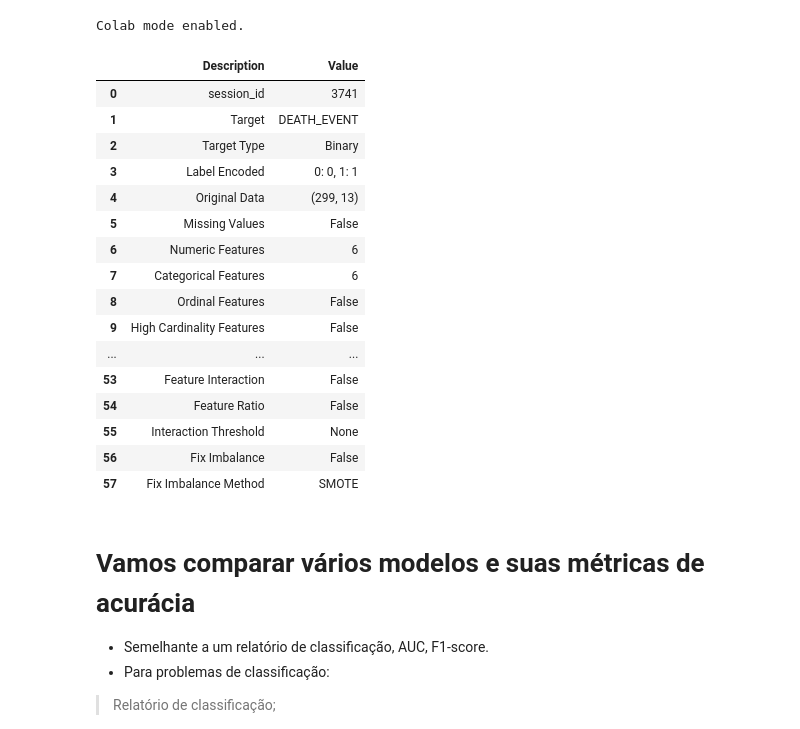
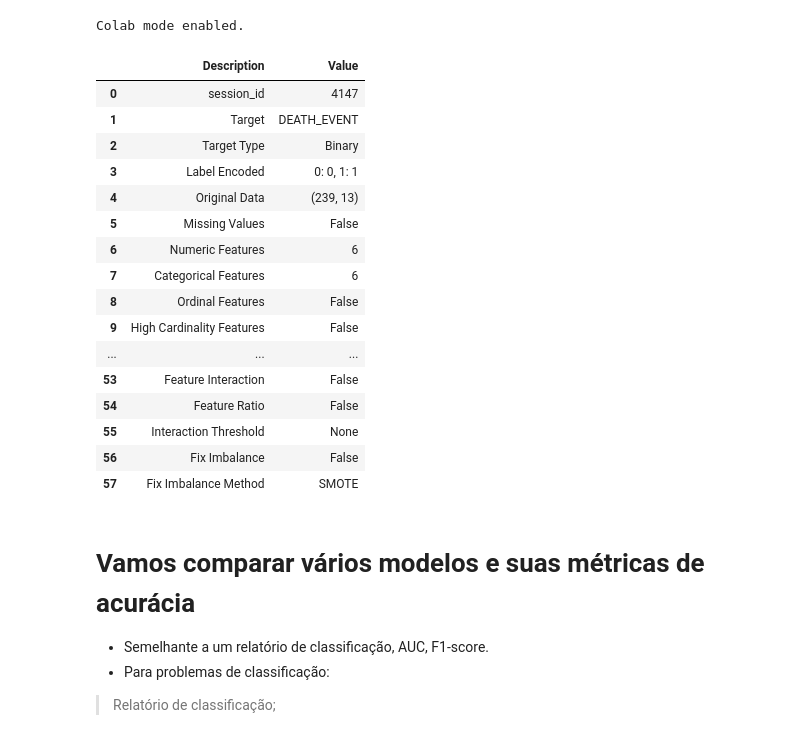
Before and after one commit to geocarvalho/tutoriais, a Jupyter notebook: ml/pycaret_first_impression.ipynb, the cells around one changed output. Saved outputs shown, nothing was run; the diff lists cells and outputs as text; code cells hidden in the pictures.

```diff
--- a/ml/pycaret_first_impression.ipynb
+++ b/ml/pycaret_first_impression.ipynb
@@ -82,3 +82,8 @@ data_df["DEATH_EVENT"].value_counts().plot(kind="bar")
 # %% [output]
 <matplotlib.axes._subplots.AxesSubplot at 0x...>
 [figure]
+# %%
+# Separar o banco em treino e teste
+train, test = train_test_split(data_df, test_size=0.2, random_state=42)
+print(train.shape)
+print(test.shape)
@@ -114,14 +122,14 @@ enable_colab()
 # %% [output]
 Colab mode enabled.
 # %%
-clf = pc.setup(data=data_df, target="DEATH_EVENT")
+clf = pc.setup(data=train, target="DEATH_EVENT")
 # %% [output]
 |  | Description | Value |
-| 0 | session_id | 3741 |
+| 0 | session_id | 4147 |
 | 1 | Target | DEATH_EVENT |
 | 2 | Target Type | Binary |
 | 3 | Label Encoded | 0: 0, 1: 1 |
-| 4 | Original Data | (299, 13) |
+| 4 | Original Data | (239, 13) |
 | 5 | Missing Values | False |
 | 6 | Numeric Features | 6 |
 | 7 | Categorical Features | 6 |
```
Also changed, not shown: parts of 44 cells of this notebook.
